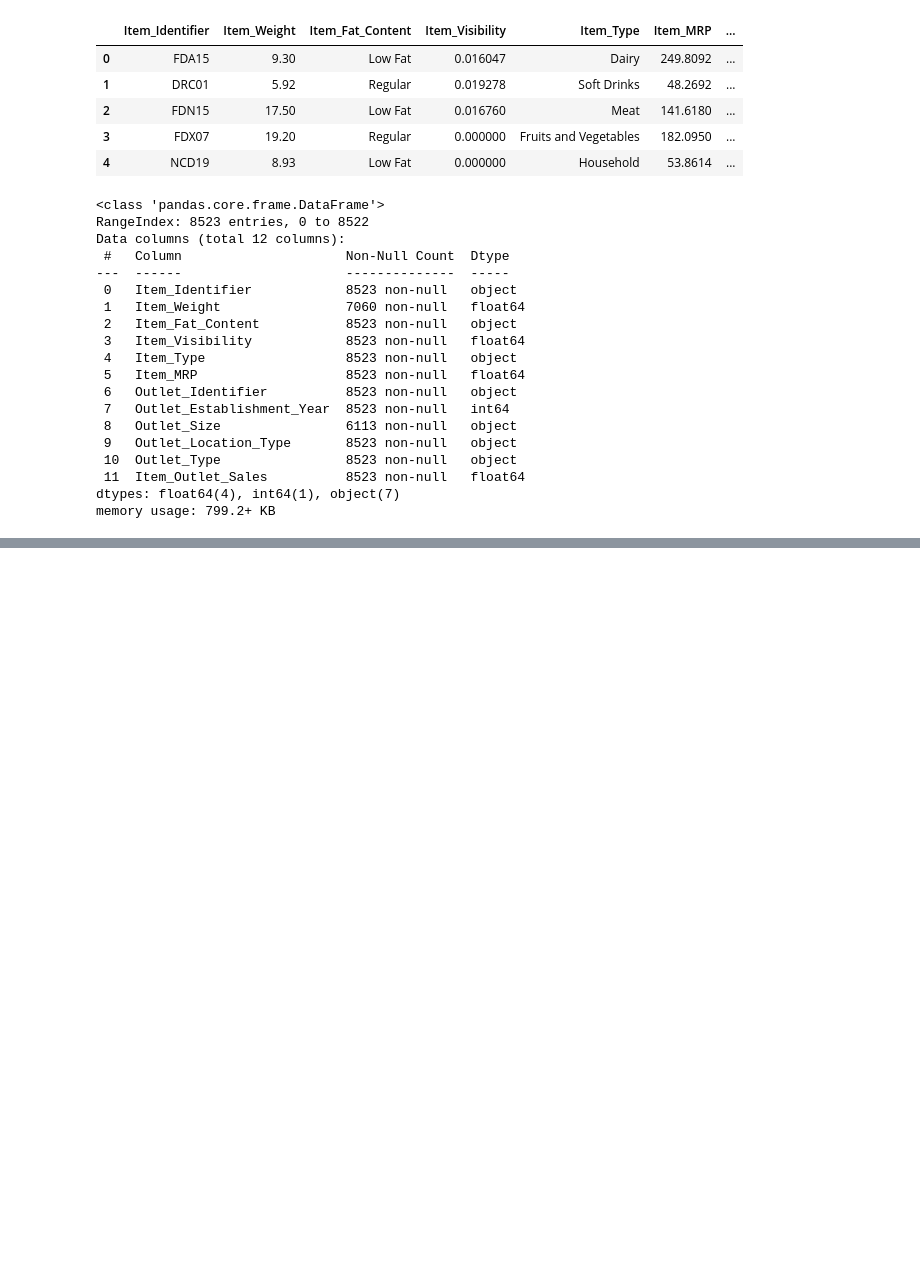
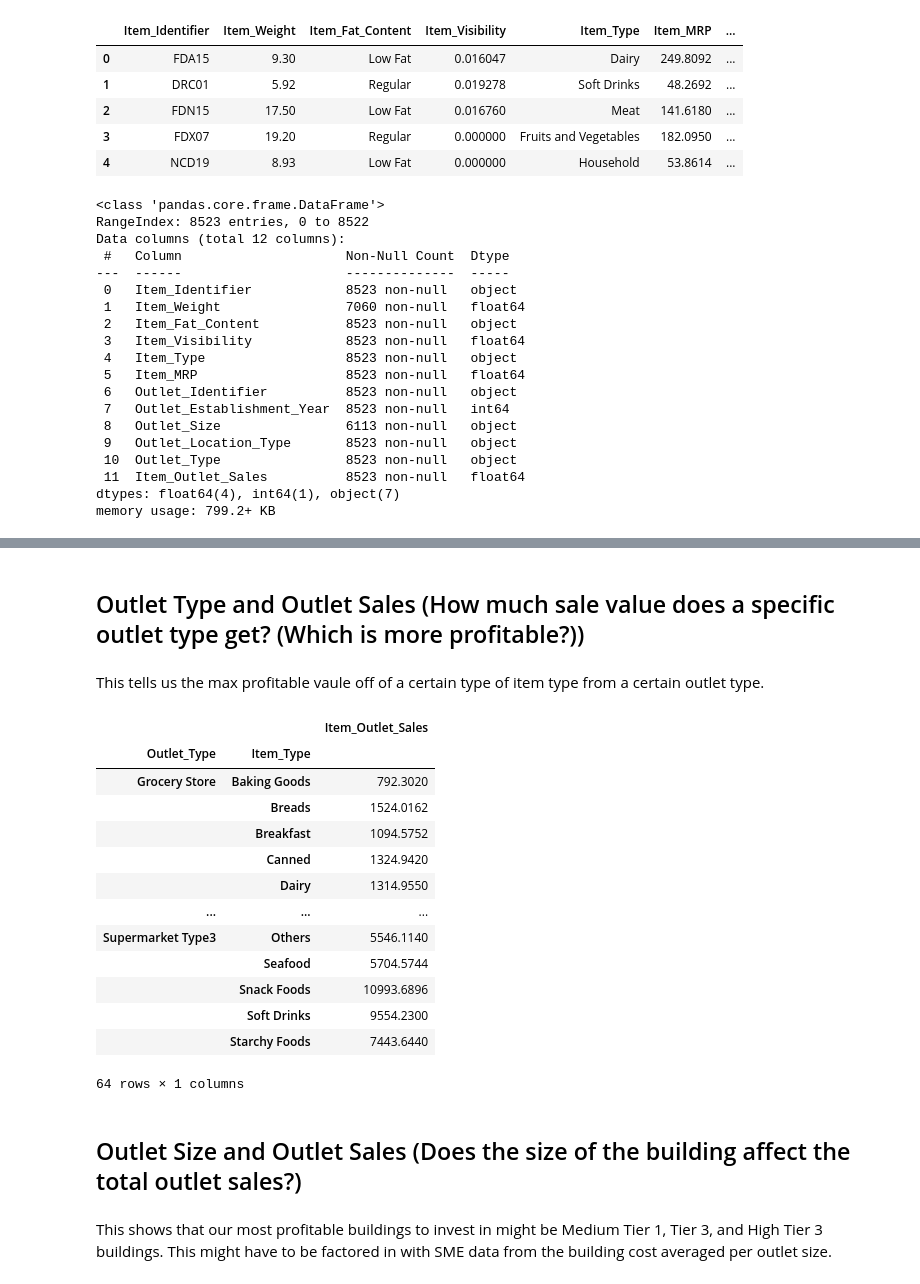
Before and after one commit to GilbertRPG/sales-predictions, a Jupyter notebook: data_cleaning.ipynb, the cells around one changed output, grey strips where cells are left out. Saved outputs shown, nothing was run; the diff lists cells and outputs as text; code cells hidden in the pictures; blank space fills up the shorter version.

```diff
--- a/data_cleaning.ipynb
+++ b/data_cleaning.ipynb
@@ -70,0 +206,25 @@ df.loc[OutletSize_Missing]
+# %% [markdown]
+## Outlet Type and Outlet Sales (How much sale value does a specific outlet type get? (Which is more profitable?))
+# %% [markdown]
+This tells us the max profitable vaule off of a certain type of item type from a certain outlet type.
+# %%
+df.groupby(['Outlet_Type', 'Item_Type'])[['Item_Outlet_Sales']].max()
+# %% [output]
+|  |  | Item_Outlet_Sales |
+| Outlet_Type | Item_Type |  |
+| Grocery Store | Baking Goods | 792.3020 |
+|  | Breads | 1524.0162 |
+|  | Breakfast | 1094.5752 |
+|  | Canned | 1324.9420 |
+|  | Dairy | 1314.9550 |
+| ... | ... | ... |
+| Supermarket Type3 | Others | 5546.1140 |
+|  | Seafood | 5704.5744 |
+|  | Snack Foods | 10993.6896 |
+|  | Soft Drinks | 9554.2300 |
+|  | Starchy Foods | 7443.6440 |
+64 rows × 1 columns
+# %% [markdown]
+## Outlet Size and Outlet Sales (Does the size of the building affect the total outlet sales?)
+# %% [markdown]
+This shows that our most profitable buildings to invest in might be Medium Tier 1, Tier 3, and High Tier 3 buildings. This might have to be factored in with SME data from the building cost averaged per outlet size.
```
Also changed, not shown: parts of 25 cells of this notebook.
